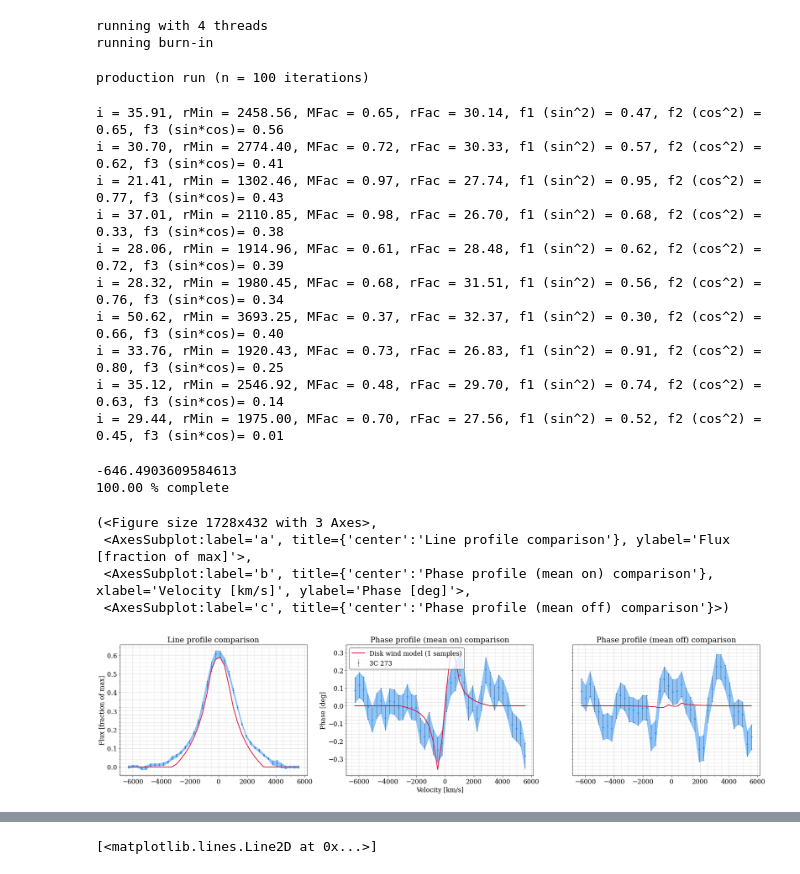
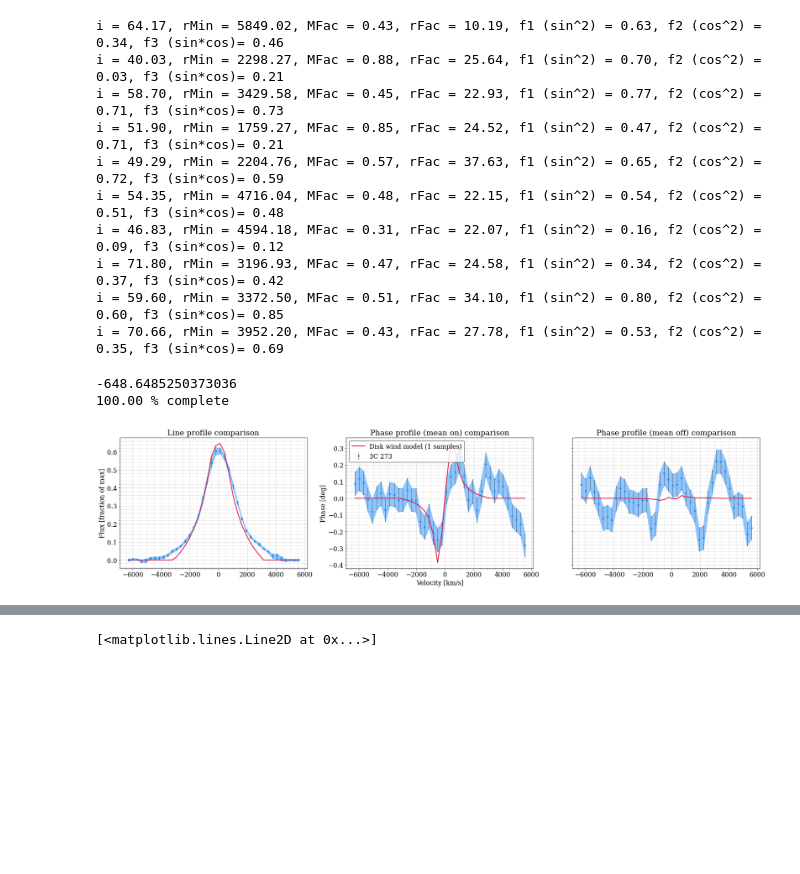
Before and after one commit to kirklong/DexterResearch, a Jupyter notebook: Summer21/PyMCViz.ipynb, the cells around one changed output, grey strips where cells are left out. Saved outputs shown, nothing was run; the diff lists cells and outputs as text; code cells hidden in the pictures; blank space fills up the shorter version.

Commit message:
updates to log space to add g1d for line

```diff
--- a/Summer21/PyMCViz.ipynb
+++ b/Summer21/PyMCViz.ipynb
@@ -2,11 +2,7 @@
 #from pyEmceeFit import *
 from logspace import *
 # %%
-sampler,pos,prob,state,flat_samples = main(True,False)
+#sampler,pos,prob,state,flat_samples = main(True,False)
-# %% [output]
-running with 4 threads
-running burn-in
-production run (n = 100 iterations)
 # %%
 import matplotlib.pyplot as plt
 import numpy as np
@@ -40,22 +36,22 @@ def trackPercent(place,totalLength,strLen): #percent output tracker
     strLen=len(string) #return the new string length for next function call
     return strLen
 # %%
-SummitResults = readPickle('pyEmceeVar.p')
-#flat_samples,pos,prob = SummitResults
+SummitResults = readPickle('pyEmceeLogVar.p')
+flat_samples,pos,prob = SummitResults
 # %%
  for θ in flat_samples[np.random.randint(len(flat_samples), size=10)]:
         print("i = {0:.2f}, rMin = {1:.2f}, MFac = {2:.2f}, rFac = {3:.2f}, f1 (sin^2) = {4:.2f}, f2 (cos^2) = {5:.2f}, f3 (sin*cos)= {6:.2f}".format(θ[0],θ[1],θ[2],θ[3],θ[4],θ[5],θ[6]))
 # %% [output]
-i = 35.91, rMin = 2458.56, MFac = 0.65, rFac = 30.14, f1 (sin^2) = 0.47, f2 (cos^2) = 0.65, f3 (sin*cos)= 0.56
-i = 30.70, rMin = 2774.40, MFac = 0.72, rFac = 30.33, f1 (sin^2) = 0.57, f2 (cos^2) = 0.62, f3 (sin*cos)= 0.41
-i = 21.41, rMin = 1302.46, MFac = 0.97, rFac = 27.74, f1 (sin^2) = 0.95, f2 (cos^2) = 0.77, f3 (sin*cos)= 0.43
-i = 37.01, rMin = 2110.85, MFac = 0.98, rFac = 26.70, f1 (sin^2) = 0.68, f2 (cos^2) = 0.33, f3 (sin*cos)= 0.38
-i = 28.06, rMin = 1914.96, MFac = 0.61, rFac = 28.48, f1 (sin^2) = 0.62, f2 (cos^2) = 0.72, f3 (sin*cos)= 0.39
-i = 28.32, rMin = 1980.45, MFac = 0.68, rFac = 31.51, f1 (sin^2) = 0.56, f2 (cos^2) = 0.76, f3 (sin*cos)= 0.34
-i = 50.62, rMin = 3693.25, MFac = 0.37, rFac = 32.37, f1 (sin^2) = 0.30, f2 (cos^2) = 0.66, f3 (sin*cos)= 0.40
-i = 33.76, rMin = 1920.43, MFac = 0.73, rFac = 26.83, f1 (sin^2) = 0.91, f2 (cos^2) = 0.80, f3 (sin*cos)= 0.25
-i = 35.12, rMin = 2546.92, MFac = 0.48, rFac = 29.70, f1 (sin^2) = 0.74, f2 (cos^2) = 0.63, f3 (sin*cos)= 0.14
-i = 29.44, rMin = 1975.00, MFac = 0.70, rFac = 27.56, f1 (sin^2) = 0.52, f2 (cos^2) = 0.45, f3 (sin*cos)= 0.01
+i = 64.17, rMin = 5849.02, MFac = 0.43, rFac = 10.19, f1 (sin^2) = 0.63, f2 (cos^2) = 0.34, f3 (sin*cos)= 0.46
+i = 40.03, rMin = 2298.27, MFac = 0.88, rFac = 25.64, f1 (sin^2) = 0.70, f2 (cos^2) = 0.03, f3 (sin*cos)= 0.21
+i = 58.70, rMin = 3429.58, MFac = 0.45, rFac = 22.93, f1 (sin^2) = 0.77, f2 (cos^2) = 0.71, f3 (sin*cos)= 0.73
+i = 51.90, rMin = 1759.27, MFac = 0.85, rFac = 24.52, f1 (sin^2) = 0.47, f2 (cos^2) = 0.71, f3 (sin*cos)= 0.21
+i = 49.29, rMin = 2204.76, MFac = 0.57, rFac = 37.63, f1 (sin^2) = 0.65, f2 (cos^2) = 0.72, f3 (sin*cos)= 0.59
+i = 54.35, rMin = 4716.04, MFac = 0.48, rFac = 22.15, f1 (sin^2) = 0.54, f2 (cos^2) = 0.51, f3 (sin*cos)= 0.48
+i = 46.83, rMin = 4594.18, MFac = 0.31, rFac = 22.07, f1 (sin^2) = 0.16, f2 (cos^2) = 0.09, f3 (sin*cos)= 0.12
+i = 71.80, rMin = 3196.93, MFac = 0.47, rFac = 24.58, f1 (sin^2) = 0.34, f2 (cos^2) = 0.37, f3 (sin*cos)= 0.42
+i = 59.60, rMin = 3372.50, MFac = 0.51, rFac = 34.10, f1 (sin^2) = 0.80, f2 (cos^2) = 0.60, f3 (sin*cos)= 0.85
+i = 70.66, rMin = 3952.20, MFac = 0.43, rFac = 27.78, f1 (sin^2) = 0.53, f2 (cos^2) = 0.35, f3 (sin*cos)= 0.69
 # %%
 def plotParams(data,θList,mα=0.1):
     λCen=2.172; ν = (data[0]-λCen)/λCen*3e5
@@ -65,15 +61,15 @@ def plotParams(data,θList,mα=0.1):
     ax1.get_shared_x_axes().join(ax1,ax2); ax1.get_shared_x_axes().join(ax1,ax3)
     ax2.get_shared_y_axes().join(ax2,ax3); ax3.set_yticklabels([])
     dodgerBlue=(.12,0.56,1.00)
-    ax1.errorbar(ν,data[3],yerr=data[6],marker="o",ms=3,label="3C 273",markerfacecolor=dodgerBlue,markeredgecolor=dodgerBlue,linewidth=0,elinewidth=0.5,capsize=1.5,capthick=0.5,color='k')
-    ax2.errorbar(ν,np.mean(np.array(data[4])[indx],axis=0),yerr=ν*0+0.07,label="3C 273",marker="o",ms=3,markerfacecolor=dodgerBlue,markeredgecolor=dodgerBlue,linewidth=0,elinewidth=0.5,capsize=1.5,capthick=0.5,color='k')
-    ax3.errorbar(ν,np.mean(np.array(data[4])[oindx],axis=0),yerr=ν*0+0.07,label="3C 273",marker="o",ms=3,markerfacecolor=dodgerBlue,markeredgecolor=dodgerBlue,linewidth=0,elinewidth=0.5,capsize=1.5,capthick=0.5,color='k')
+    ax1.errorbar(ν,data[3],yerr=data[6],marker="o",ms=4,label="3C 273",markerfacecolor=dodgerBlue,markeredgecolor=dodgerBlue,linewidth=0,elinewidth=0.5,capsize=1.5,capthick=0.5,color='k')
+    ax2.errorbar(ν,np.mean(np.array(data[4])[indx],axis=0),yerr=ν*0+0.07,label="3C 273",marker="o",ms=4,markerfacecolor=dodgerBlue,markeredgecolor=dodgerBlue,linewidth=0,elinewidth=0.5,capsize=1.5,capthick=0.5,color='k')
+    ax3.errorbar(ν,np.mean(np.array(data[4])[oindx],axis=0),yerr=ν*0+0.07,label="3C 273",marker="o",ms=4,markerfacecolor=dodgerBlue,markeredgecolor=dodgerBlue,linewidth=0,elinewidth=0.5,capsize=1.5,capthick=0.5,color='k')
     ax1.fill_between(ν,data[3]-data[6],data[3]+data[6],color=dodgerBlue,alpha=0.5)
     ax2.fill_between(ν,np.mean(np.array(data[4])[indx],axis=0)-0.07,np.mean(np.array(data[4])[indx],axis=0)+0.07,color=dodgerBlue,alpha=0.5)
     ax3.fill_between(ν,np.mean(np.array(data[4])[oindx],axis=0)-0.07,np.mean(np.array(data[4])[oindx],axis=0)+0.07,color=dodgerBlue,alpha=0.5)
     strLen = 0; place = 1; N = len(θList)
     for θ in θList:
-        i,rMin,Mfac,rFac,f1,f2,f3,pa = θ
+        i,rMin,Mfac,rFac,f1,f2,f3,pa,scale = θ
         line,phaseList = getProfiles(ν,θ,data)
         phase = np.mean(np.array(phaseList)[indx],axis=0); phaseo = np.mean(np.array(phaseList)[oindx],axis=0)
         label = "Disk wind model ({} samples)".format(N) if place == 1 else ""
@@ -98,7 +94,7 @@ def plotPhases(data,θList,mα=0.1):
     fig,axs = plt.subplots(nrows=8,ncols=3,figsize=(12,40),sharex=True,sharey=True)
     place = 0; strLen = 0; N = len(θList)
     for θ in θList:
-        i,rMin,Mfac,rFac,f1,f2,f3,pa = θ
+        i,rMin,Mfac,rFac,f1,f2,f3,pa,scale = θ
         line,phaseList = getProfiles(ν,θ,data)
         ind = 0
         for ax in axs.reshape(-1):
@@ -113,20 +109,16 @@ def plotPhases(data,θList,mα=0.1):
     return fig,axs
 # %%
 #making a guess at what it should be
-θ = [30.,3e3,0.7,30.,0.6,0.6,0.4,340.] #i,rBar,Mfac,rFac,f1,f2,f3,pa -- 30.,1e3,1.1,1.,0.57,0.6,0.46,342. is a good guess
+θ = [30.,3e3,0.7,30.,0.6,0.6,0.4,340.,1.1] #i,rBar,Mfac,rFac,f1,f2,f3,pa,scale -- 30.,1e3,1.1,1.,0.57,0.6,0.46,342.,1.1 is a good guess
 data = readPickle("3c273_juljanmarmay_append_gilles_specirf_wide_v6.p")
 λCen = 2.172
 vel = (data[0]-λCen)/λCen*3e5
 print(log_prob(θ,vel,data))
-plotParams(data,[θ],1)
+plotParams(data,[θ],1);
 # %% [output]
--646.4903609584613
+-648.6485250373036
 100.00 % complete
-(<Figure size 1728x432 with 3 Axes>,
- <AxesSubplot:label='a', title={'center':'Line profile comparison'}, ylabel='Flux [fraction of max]'>,
- <AxesSubplot:label='b', title={'center':'Phase profile (mean on) comparison'}, xlabel='Velocity [km/s]', ylabel='Phase [deg]'>,
- <AxesSubplot:label='c', title={'center':'Phase profile (mean off) comparison'}>)
-[figure, old version]
+[figure, new version]
 # %%
 plotPhases(data,[θ],1)
 # %% [output]
```
Also changed, not shown: parts of 8 cells of this notebook, 1 other file.
